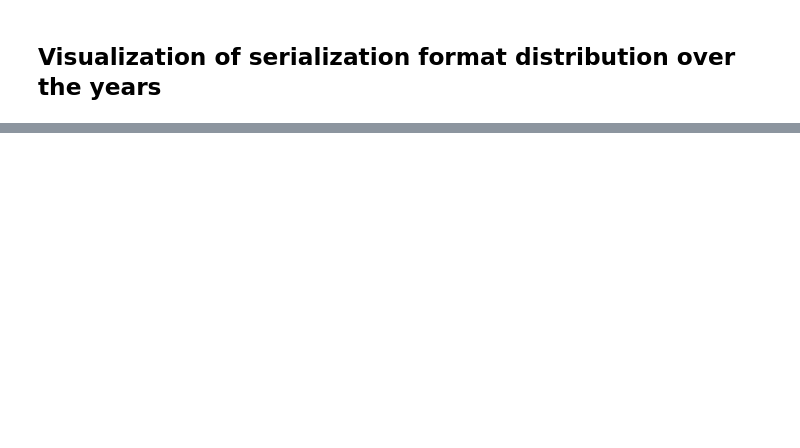
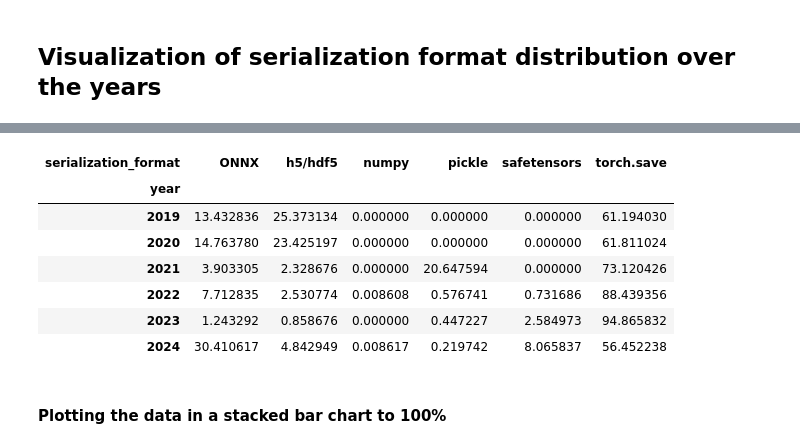
Before and after one commit to s2e-lab/model-evolution, a Jupyter notebook: scripts/notebooks/rq2_analysis.ipynb, the cells around one changed output, grey strips where cells are left out. Saved outputs shown, nothing was run; the diff lists cells and outputs as text; code cells hidden in the pictures; blank space fills up the shorter version.

```diff
--- a/scripts/notebooks/rq2_analysis.ipynb
+++ b/scripts/notebooks/rq2_analysis.ipynb
@@ -183,0 +155,38 @@ plt.show()
+# %%
+import pandas as pd
+
+# find the last commit hash per repository per year
+df_last_hash = df.sort_values('date').drop_duplicates(['repo_url', 'year'], keep='last')
+df_last_hash = df_last_hash[['repo_url', 'year', 'commit_hash', 'date']]
+
+# ensure that all repos have one hash a year, if not, use last years'  hash
+last_hash_per_repo = {(r['repo_url'], r['year']): r for _, r in df_last_hash.iterrows()}
+for repo_url in df['repo_url'].unique():
+    for year in year_range:
+        key = (repo_url, year)
+        if key not in last_hash_per_repo:
+            # find the last commit hash from the previous year(s)
+            for y in range(year, df['year'].min() - 1, -1):
+                if (repo_url, y) in last_hash_per_repo:
+                    df_last_hash = pd.concat([df_last_hash, pd.DataFrame({
+                        'repo_url': [repo_url],
+                        'year': [year],
+                        'commit_hash': [last_hash_per_repo[(repo_url, y)]['commit_hash']],
+                        'date': [last_hash_per_repo[(repo_url, y)]['date']]
+                    })], ignore_index=True)
+                    break
+
+df_last_hash[df_last_hash['repo_url'] == 'google-bert/bert-base-chinese']
+print("Min date", df_last_hash['date'].min(), "Max date", df_last_hash['date'].max())
+
+# slice the original dataframe to keep only the last commit hash per year
+df_slice = df[df.set_index(['repo_url', 'year']).index.isin(df_last_hash.set_index(['repo_url', 'year']).index)]
+# compute the counts of each serialization format per year
+serialization_format_counts_yearly = df_slice.groupby(['year', 'serialization_format']).size().unstack(fill_value=0)
+# normalize the counts to percentages
+serialization_format_counts_yearly = serialization_format_counts_yearly.div(
+    serialization_format_counts_yearly.sum(axis=1), axis=0) * 100
+
+serialization_format_counts_yearly
+# df_slice[(df_slice['year']==2019) & (df_slice['serialization_format'] == 'torch.save')].sort_values('date', ascending=False)
+# %% [output]
@@ -183,0 +194,10 @@ plt.show()
+| serialization_format | ONNX | h5/hdf5 | numpy | pickle | safetensors | torch.save |
+| year |  |  |  |  |  |  |
+| 2019 | 13.432836 | 25.373134 | 0.000000 | 0.000000 | 0.000000 | 61.194030 |
+| 2020 | 14.763780 | 23.425197 | 0.000000 | 0.000000 | 0.000000 | 61.811024 |
+| 2021 | 3.903305 | 2.328676 | 0.000000 | 20.647594 | 0.000000 | 73.120426 |
+| 2022 | 7.712835 | 2.530774 | 0.008608 | 0.576741 | 0.731686 | 88.439356 |
+| 2023 | 1.243292 | 0.858676 | 0.000000 | 0.447227 | 2.584973 | 94.865832 |
+| 2024 | 30.410617 | 4.842949 | 0.008617 | 0.219742 | 8.065837 | 56.452238 |
+# %% [markdown]
+#### Plotting the data in a stacked bar chart to 100%
```
Also changed, not shown: parts of 19 cells of this notebook, 13 other files.
